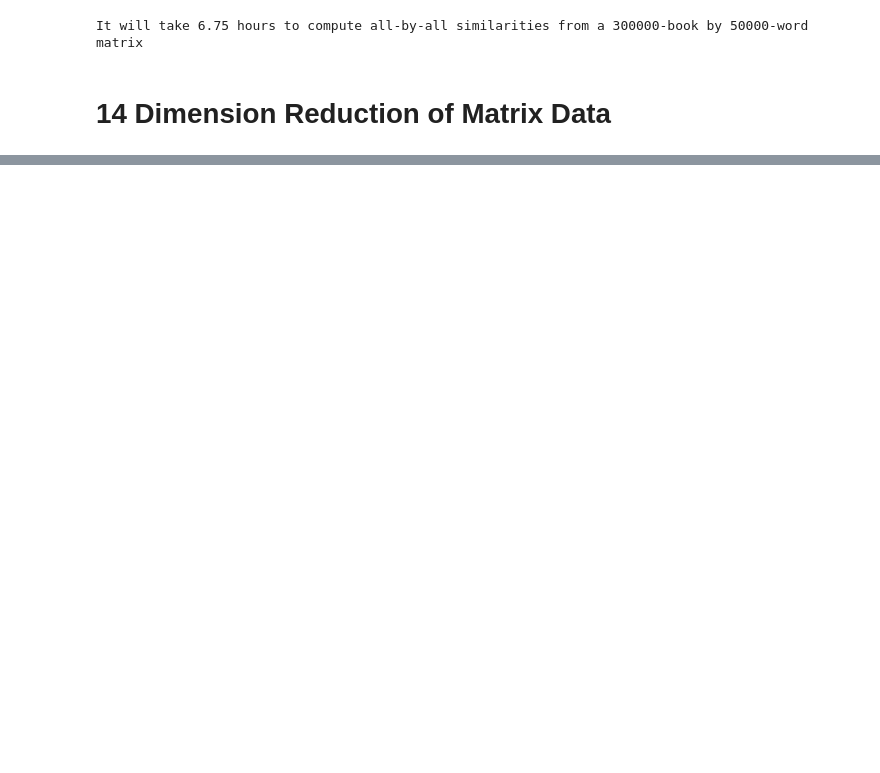
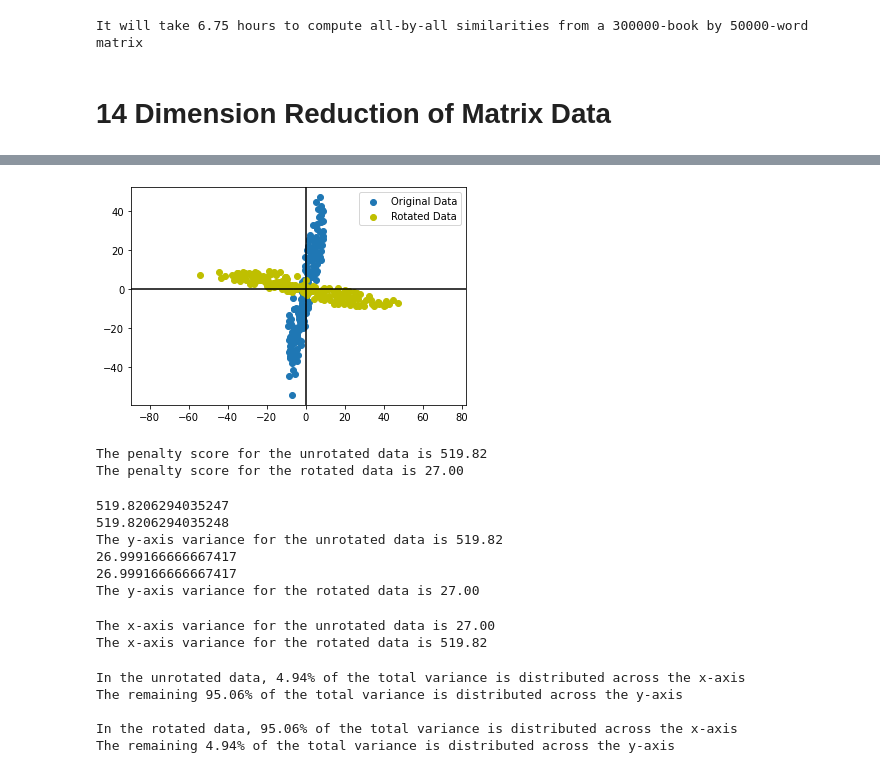
Before and after one commit to flyingdutch20/DataScienceBookcamp, a Jupyter notebook: part_4_online_job_postings.ipynb, the cells around one changed output, grey strips where cells are left out. Cells and saved outputs as stored; diff of their text form; code cells hidden in the pictures; blank space fills up the shorter version.

```diff
--- a/part_4_online_job_postings.ipynb
+++ b/part_4_online_job_postings.ipynb
@@ -619,0 +647,47 @@ It will take 6.75 hours to compute all-by-all similarities from a 300000-book by
+# %%
+from math import sin, cos
+angle = np.radians(-90)
+rotation_matrix = np.array([[cos(angle), -sin(angle)],
+                            [sin(angle), cos(angle)]])
+
+rotated_data = rotation_matrix @ centered_data
+plt.scatter(centered_data[0], centered_data[1], label='Original Data')
+plt.scatter(rotated_data[0], rotated_data[1], c='y', label='Rotated Data')
+plt.axhline(0, c='black')
+plt.axvline(0, c='black')
+plt.legend()
+plt.axis('equal')
+plt.show()
+# %% [output]
+[figure, added]
+# %%
+data_labels = ['unrotated', 'rotated']
+data_list = [centered_data, rotated_data]
+for data_label, data in zip(data_labels, data_list):
+    y_values = data[1]
+    penalty = y_values @ y_values / y_values.size
+    print(f"The penalty score for the {data_label} data is {penalty:.2f}")
+# %% [output]
+The penalty score for the unrotated data is 519.82
+The penalty score for the rotated data is 27.00
+# %%
+for data_label, data in zip(data_labels, data_list):
+    y_var = data[1].var()
+    print(y_var)
+    print(data[1] @ data[1] / data[1].size)
+    #    assert y_var == data[1] @ data[1] / data[1].size
+    print(f"The y-axis variance for the {data_label} data is {y_var:.2f}")
+# %% [output]
+519.8206294035247
+519.8206294035248
+The y-axis variance for the unrotated data is 519.82
+26.999166666667417
+26.999166666667417
+The y-axis variance for the rotated data is 27.00
+# %%
+for data_label, data in zip(data_labels, data_list):
+    x_var = data[0].var()
+    print(f"The x-axis variance for the {data_label} data is {x_var:.2f}")
+# %% [output]
+The x-axis variance for the unrotated data is 27.00
+The x-axis variance for the rotated data is 519.82
@@ -619,0 +697,14 @@ It will take 6.75 hours to compute all-by-all similarities from a 300000-book by
+# %%
+for data_label, data in zip(data_labels, data_list):
+    percent_x_axis_var = 100 * data[0].var() / total_variance
+    percent_y_axis_var = 100 * data[1].var() / total_variance
+    print(f"In the {data_label} data, {percent_x_axis_var:.2f}% of the "
+           "total variance is distributed across the x-axis")
+    print(f"The remaining {percent_y_axis_var:.2f}% of the total "
+           "variance is distributed across the y-axis\n")
+# %% [output]
+In the unrotated data, 4.94% of the total variance is distributed across the x-axis
+The remaining 95.06% of the total variance is distributed across the y-axis
+
+In the rotated data, 95.06% of the total variance is distributed across the x-axis
+The remaining 4.94% of the total variance is distributed across the y-axis
```
Also changed, not shown: parts of 27 cells of this notebook.
